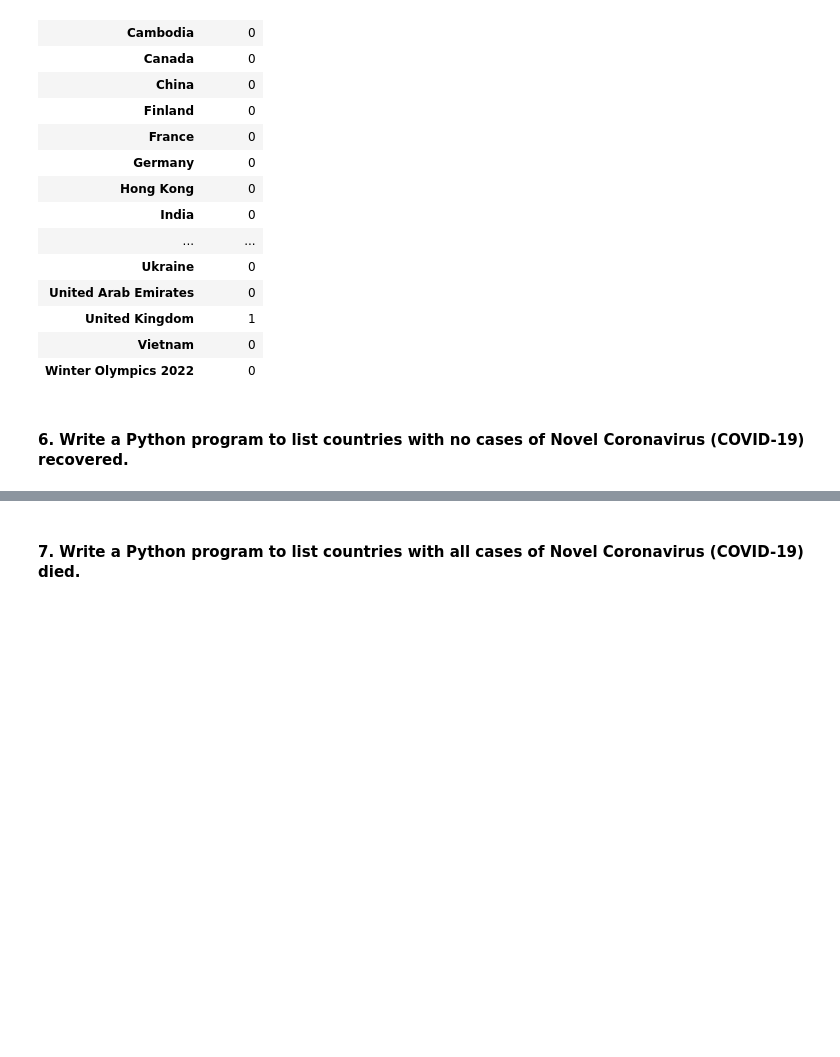
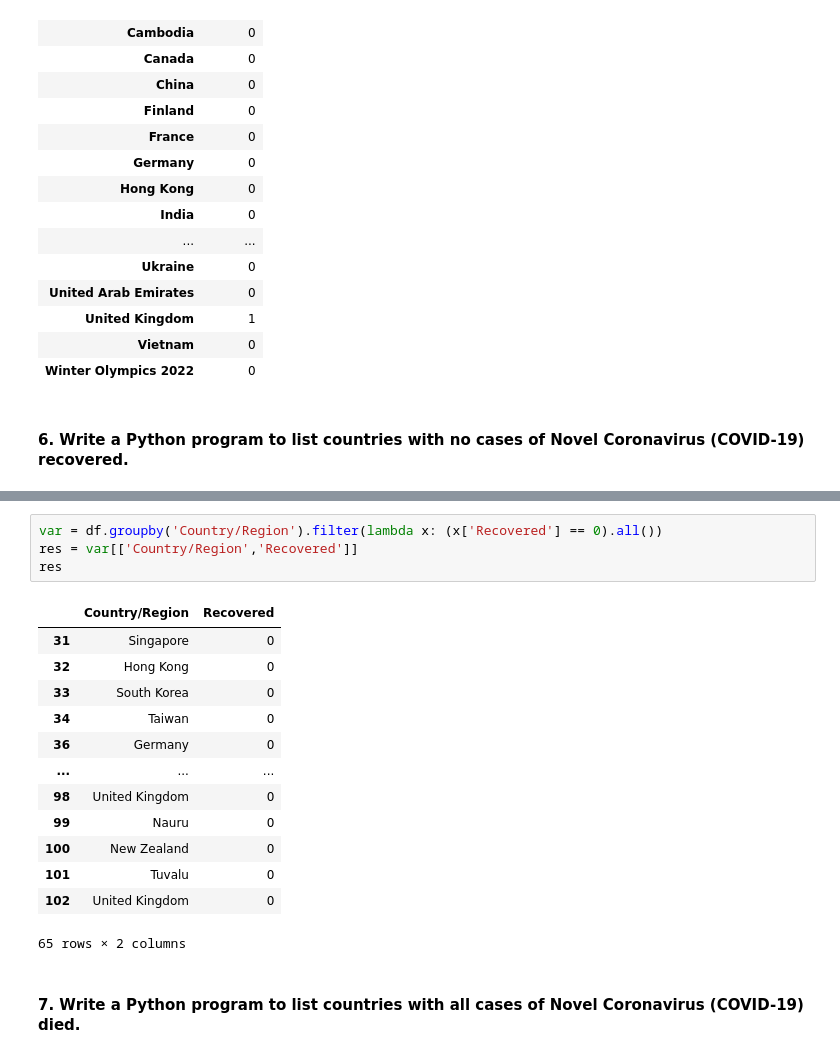
Before and after one commit to Bosha-a/covid_19_dataset, a Jupyter notebook: Covid19.ipynb, the cells around one changed output, grey strips where cells are left out. Saved outputs shown, nothing was run; the diff lists cells and outputs as text; blank space fills up the shorter version.

```diff
--- a/Covid19.ipynb
+++ b/Covid19.ipynb
@@ -333,2 +313,20 @@ Name: Country/Region, Length: 77, dtype: object
+# %%
+var = df.groupby('Country/Region').filter(lambda x: (x['Recovered'] == 0).all())
+res = var[['Country/Region','Recovered']]
+res
+# %% [output]
+|  | Country/Region | Recovered |
+| 31 | Singapore | 0 |
+| 32 | Hong Kong | 0 |
+| 33 | South Korea | 0 |
+| 34 | Taiwan | 0 |
+| 36 | Germany | 0 |
+| ... | ... | ... |
+| 98 | United Kingdom | 0 |
+| 99 | Nauru | 0 |
+| 100 | New Zealand | 0 |
+| 101 | Tuvalu | 0 |
+| 102 | United Kingdom | 0 |
+65 rows × 2 columns
 # %% [markdown]
 #### 7. Write a Python program to list countries with all cases of Novel Coronavirus (COVID-19) died.
```
Also changed, not shown: parts of 11 cells of this notebook.
